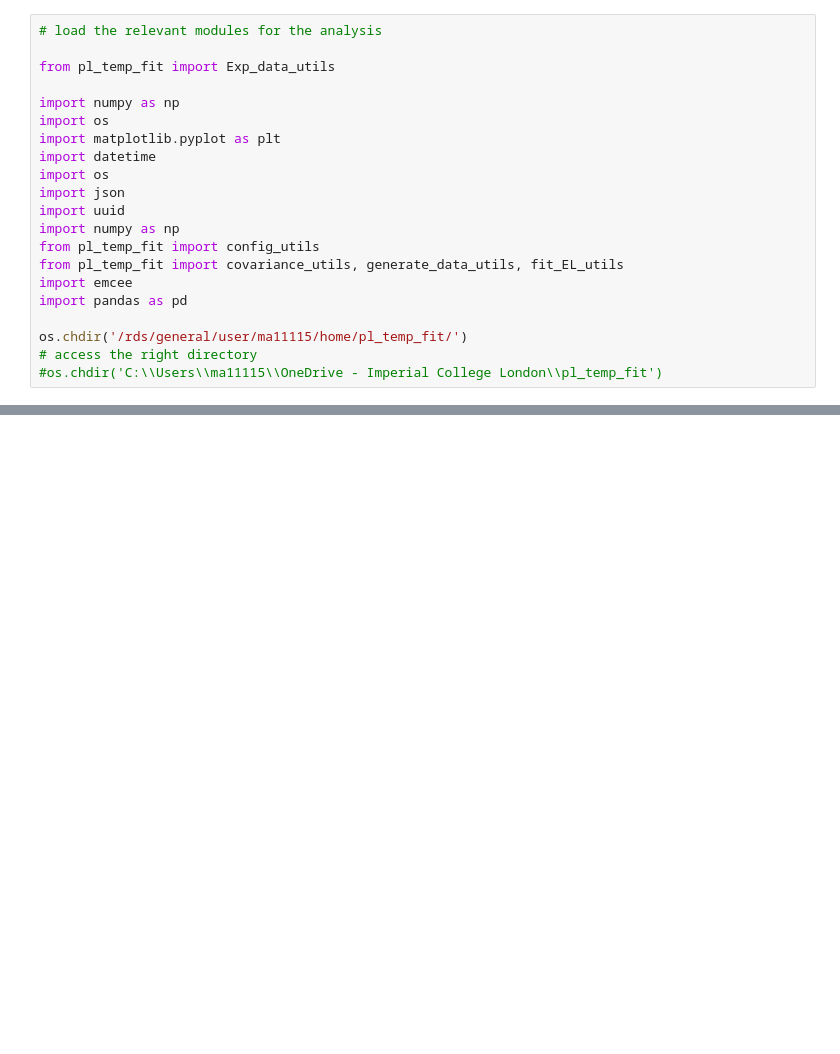
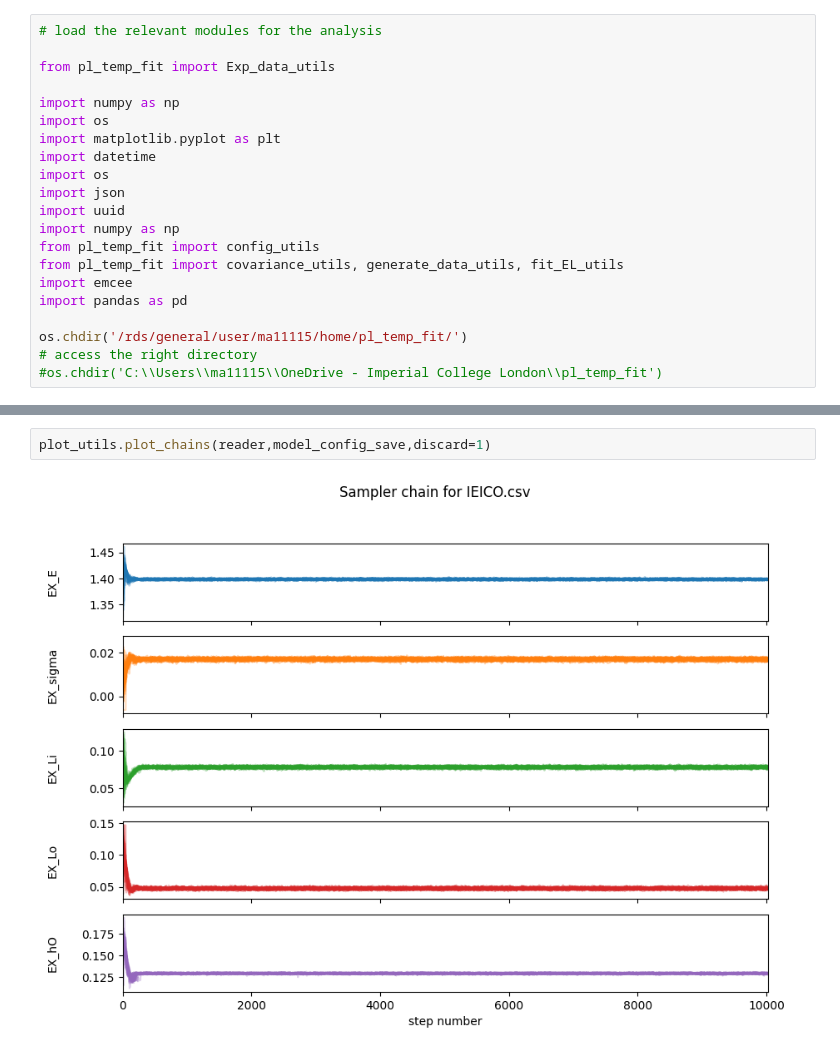
Before and after one commit to mohammedazzouzi15/pl_temp_fit, a Jupyter notebook: notebook/2_analyse_sampling_output_PL.ipynb, the cells around one changed output, grey strips where cells are left out. Cells and saved outputs as stored; diff of their text form; blank space fills up the shorter version.

```diff
--- a/notebook/2_analyse_sampling_output_PL.ipynb
+++ b/notebook/2_analyse_sampling_output_PL.ipynb
@@ -62,0 +74,4 @@ IndentationError: unindent does not match any outer indentation level (<tokenize
+# %%
+plot_utils.plot_chains(reader,model_config_save,discard=1)
+# %% [output]
+[figure, added]
```
Also changed, not shown: parts of 8 cells of this notebook.
